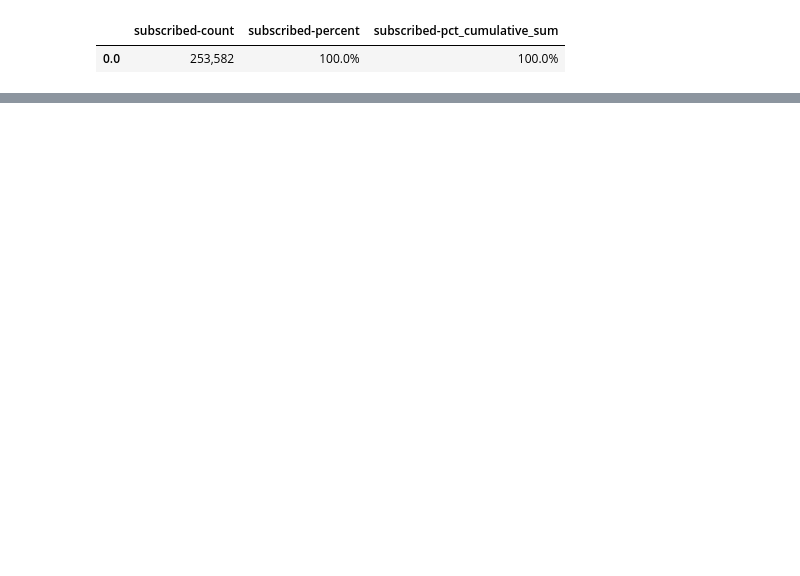
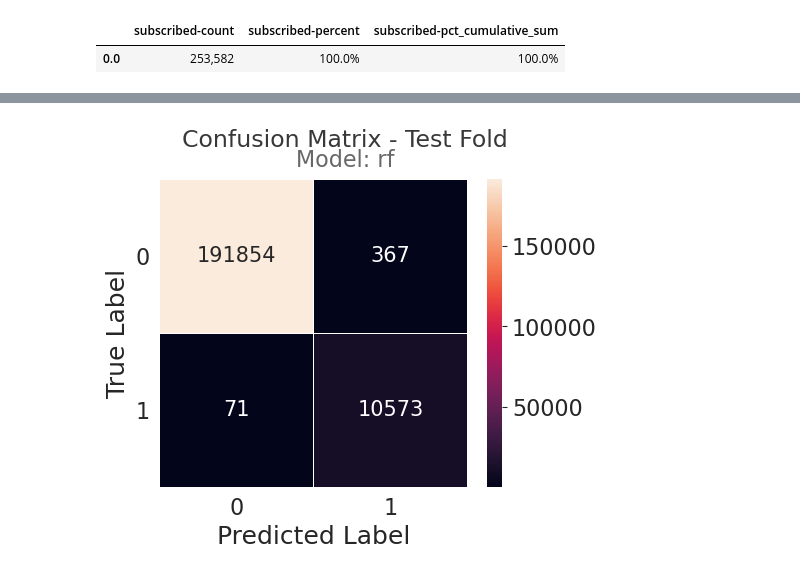
Before and after one commit to nazanin-zinouri/subclu, a Jupyter notebook: notebooks/pn_modeling/djb_03.00-2023-04-17-get_training_data_and_run_baseline_models.ipynb, the cells around one changed output, grey strips where cells are left out. Saved outputs shown, nothing was run; the diff lists cells and outputs as text; code cells hidden in the pictures; blank space fills up the shorter version.

```diff
--- a/notebooks/pn_modeling/djb_03.00-2023-04-17-get_training_data_and_run_baseline_models.ipynb
+++ b/notebooks/pn_modeling/djb_03.00-2023-04-17-get_training_data_and_run_baseline_models.ipynb
@@ -1450,0 +908,4 @@ New info:
+# %%
+for m_name, d_gs in d_search_fit.items():
+    print(f"-- {m_name}")
+    print(d_gs.cv_results_['mean_test_accuracy'])
@@ -1450,0 +915,4 @@ New info:
+# %%
+for m_name, d_gs in d_search_fit.items():
+    print(f"-- {m_name}")
+    print(d_gs.cv_results_['mean_test_f1_weighted'])
@@ -1450,0 +922,4 @@ New info:
+# %%
+for m_name, d_gs in d_search_fit.items():
+    print(f"-- {m_name}")
+    print(d_gs.cv_results_['mean_test_precision_weighted'])
@@ -1450,0 +929,4 @@ New info:
+# %%
+for m_name, d_gs in d_search_fit.items():
+    print(f"-- {m_name}")
+    print(d_gs.cv_results_['mean_test_recall_weighted'])
@@ -1450,0 +943,64 @@ New info:
+# %%
+l_test_error = list()
+
+for m_name, d_gs in d_search_fit.items():
+    y_pred_ = d_gs.predict(X_train)
+    y_true_ = y_train
+    print(f"=== {m_name} ===")
+    print(d_gs.best_estimator_)
+#     try:
+    print(classification_report(y_true_, y_pred=y_pred_, digits=3))
+    accuracy_ = accuracy_score(y_true_, y_pred=y_pred_)
+
+#     except ValueError:
+#         y_pred_ = le.inverse_transform(y_pred_)
+#         print(classification_report(y_test, y_pred=y_pred_, labels=le.classes_, digits=3))
+#         accuracy_ = accuracy_score(y_test, y_pred=y_pred_)
+
+    # save error dataframe
+    l_test_error.append(
+        {
+            'model_name': m_name,
+            'error': 1 - accuracy_,
+            'accuracy': accuracy_,
+            'model_class': str(type(d_gs.best_estimator_['clf'])).split('.')[-1][:-2],
+            'model_params': str(d_gs.best_estimator_['clf']).replace('\n', ' '),
+        }
+    )
+
+    # confusion matrix
+    conf_mx = confusion_matrix(y_true=y_true_, y_pred=y_pred_, labels=le.classes_)
+    mask_exclude = conf_mx == 0
+    with sns.axes_style("white"):
+        plt.figure(figsize=(5, 4))
+
+        ax = sns.heatmap(
+            conf_mx,
+            # center=0,
+            # cmap=cm.PiYG,
+            xticklabels=le.classes_,
+            yticklabels=le.classes_,
+            annot=True,
+            annot_kws={"size": 15},
+            mask=mask_exclude,
+            square=True,
+            fmt="0.0f",
+            linewidths=.5,
+        )
+        plt.yticks(rotation=0)
+        # plt.xticks(rotation=45)
+        ax.set(
+            ylabel='True Label',
+            xlabel='Predicted Label',
+        )
+
+        plt.figtext(
+            .5, .96, f"Confusion Matrix - Test Fold",
+            fontsize=17, color='#383838', ha='center'
+        );
+        plt.figtext(
+            .5, .91, f"Model: {m_name}",
+            fontsize=16, color='#686868', ha='center'
+        )
+        plt.show()
+# %% [output]
@@ -1450,0 +1020 @@ New info:
+[figure, added]
```
Also changed, not shown: parts of 116 cells of this notebook.
